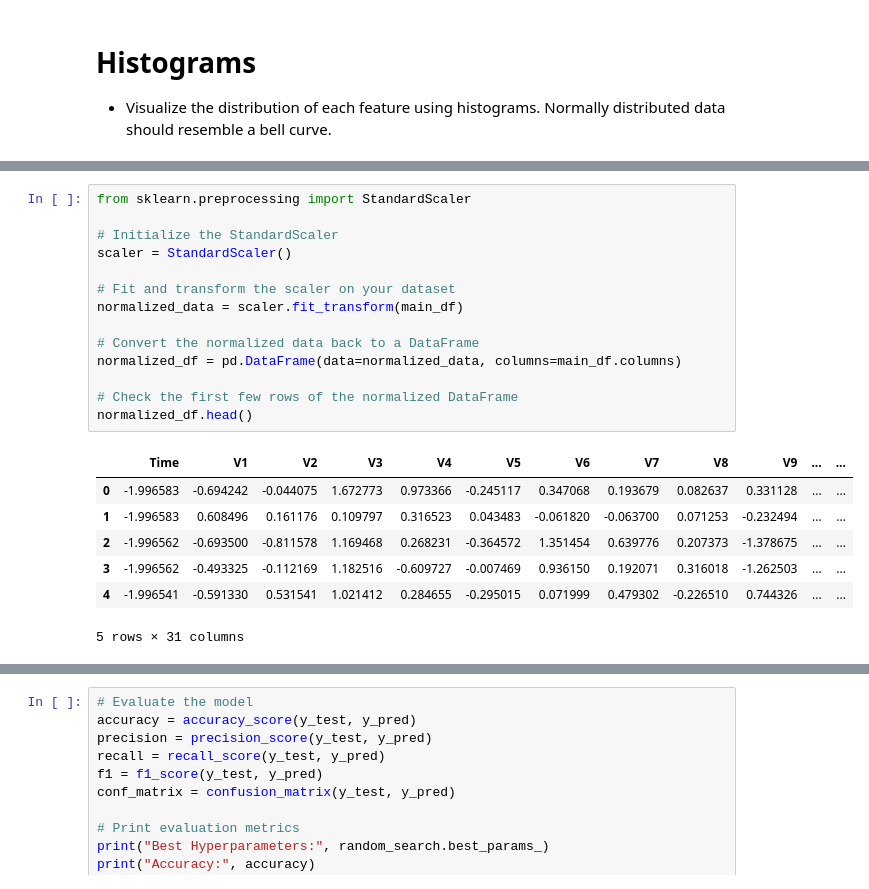
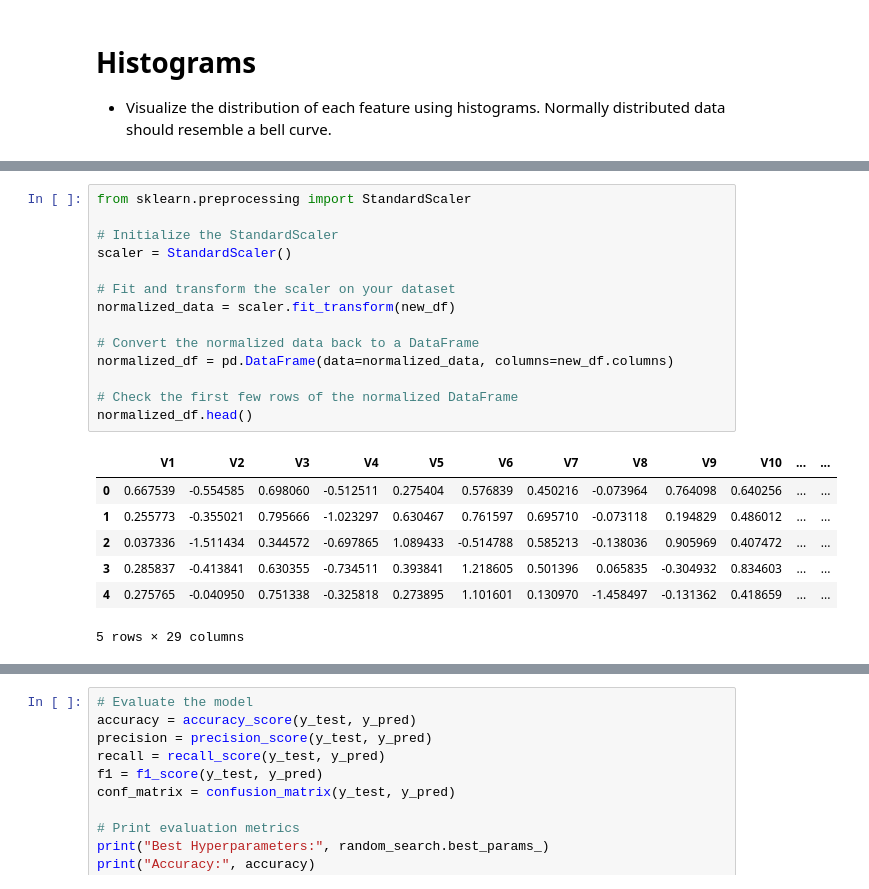
Before and after one commit to AnkitDogra-07/Research-CSE-V, a Jupyter notebook: Work/Notebooks for Data Cleaning/preprocessing.ipynb, the cells around one changed output, grey strips where cells are left out. Drawn from its saved outputs; the diff is of its cells as text.

```diff
--- a/Work/Notebooks for Data Cleaning/preprocessing.ipynb
+++ b/Work/Notebooks for Data Cleaning/preprocessing.ipynb
@@ -223,25 +218,25 @@ From our above statistical analysis we can see our data is not normalized so we
 # %%
 from sklearn.preprocessing import StandardScaler
 
 # Initialize the StandardScaler
 scaler = StandardScaler()
 
 # Fit and transform the scaler on your dataset
-normalized_data = scaler.fit_transform(main_df)
+normalized_data = scaler.fit_transform(new_df)
 
 # Convert the normalized data back to a DataFrame
-normalized_df = pd.DataFrame(data=normalized_data, columns=main_df.columns)
+normalized_df = pd.DataFrame(data=normalized_data, columns=new_df.columns)
 
 # Check the first few rows of the normalized DataFrame
 normalized_df.head()
 # %% [output]
-|  | Time | V1 | V2 | V3 | V4 | V5 | V6 | V7 | V8 | V9 | ... | ... |
-| 0 | -1.996583 | -0.694242 | -0.044075 | 1.672773 | 0.973366 | -0.245117 | 0.347068 | 0.193679 | 0.082637 | 0.331128 | ... | ... |
-| 1 | -1.996583 | 0.608496 | 0.161176 | 0.109797 | 0.316523 | 0.043483 | -0.061820 | -0.063700 | 0.071253 | -0.232494 | ... | ... |
-| 2 | -1.996562 | -0.693500 | -0.811578 | 1.169468 | 0.268231 | -0.364572 | 1.351454 | 0.639776 | 0.207373 | -1.378675 | ... | ... |
-| 3 | -1.996562 | -0.493325 | -0.112169 | 1.182516 | -0.609727 | -0.007469 | 0.936150 | 0.192071 | 0.316018 | -1.262503 | ... | ... |
-| 4 | -1.996541 | -0.591330 | 0.531541 | 1.021412 | 0.284655 | -0.295015 | 0.071999 | 0.479302 | -0.226510 | 0.744326 | ... | ... |
+|  | V1 | V2 | V3 | V4 | V5 | V6 | V7 | V8 | V9 | V10 | ... | ... |
+| 0 | 0.667539 | -0.554585 | 0.698060 | -0.512511 | 0.275404 | 0.576839 | 0.450216 | -0.073964 | 0.764098 | 0.640256 | ... | ... |
+| 1 | 0.255773 | -0.355021 | 0.795666 | -1.023297 | 0.630467 | 0.761597 | 0.695710 | -0.073118 | 0.194829 | 0.486012 | ... | ... |
+| 2 | 0.037336 | -1.511434 | 0.344572 | -0.697865 | 1.089433 | -0.514788 | 0.585213 | -0.138036 | 0.905969 | 0.407472 | ... | ... |
+| 3 | 0.285837 | -0.413841 | 0.630355 | -0.734511 | 0.393841 | 1.218605 | 0.501396 | 0.065835 | -0.304932 | 0.834603 | ... | ... |
+| 4 | 0.275765 | -0.040950 | 0.751338 | -0.325818 | 0.273895 | 1.101601 | 0.130970 | -1.458497 | -0.131362 | 0.418659 | ... | ... |
-5 rows × 31 columns
+5 rows × 29 columns
 # %%
 def draw_histograms(df, features, rows, columns):
     fig = plt.figure(figsize=(20, 20))
```
Also changed, not shown: parts of 12 cells of this notebook.
